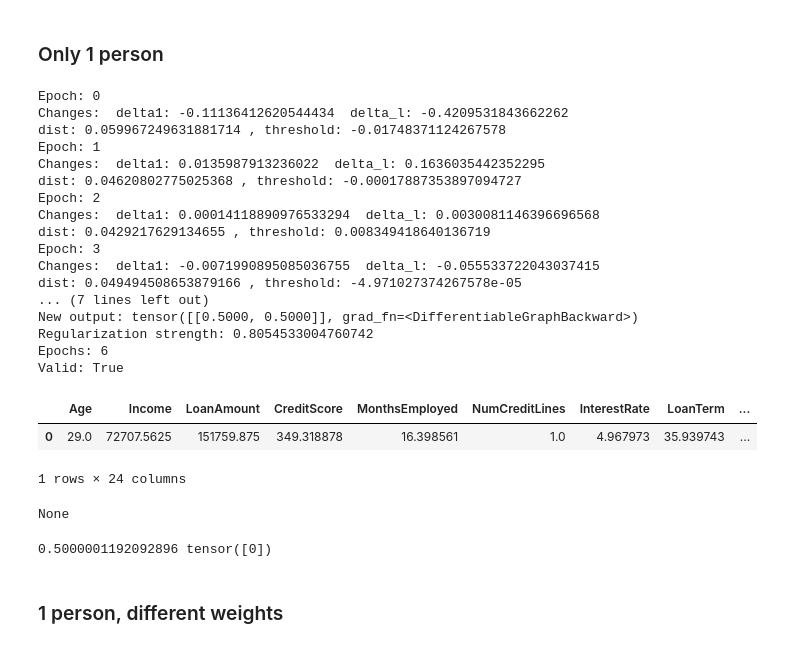
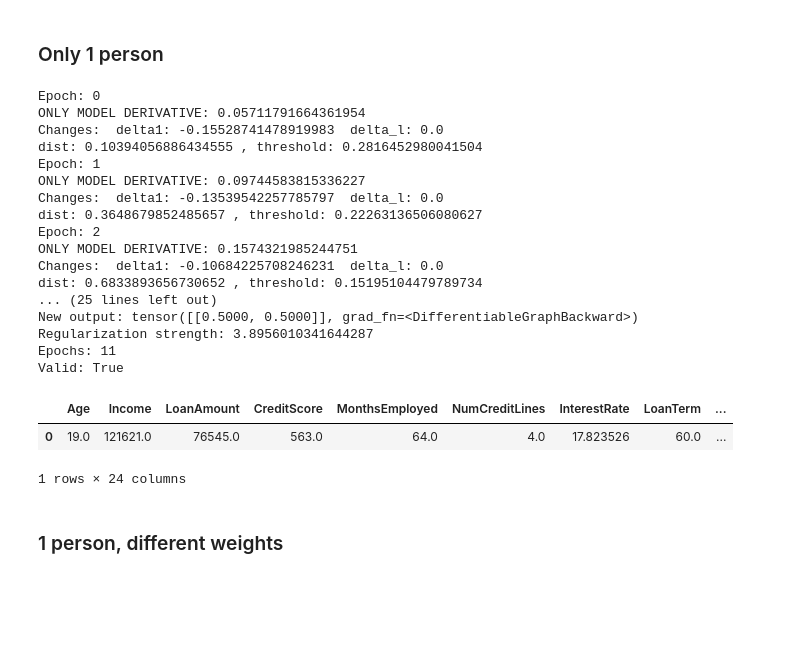
Before and after one commit to javiprietod/TFG, a Jupyter notebook: counter_grad.ipynb, the cells around one changed output. Drawn from its saved outputs; the diff is of its cells as text; code cells hidden in the pictures; blank space fills up the shorter version.

Commit message:
[CODE] - Finished first iteration of document. Added the checks file

```diff
--- a/counter_grad.ipynb
+++ b/counter_grad.ipynb
@@ -109,7 +44,7 @@ model_dict = "models/"+model_name+".pth"
 # %%
 # load the model
 test_data: DataLoader
-_, _, test_data, _, metadata = load_data(filename, batch_size=1024)
+train_data, _, test_data, _, metadata = load_data(filename, batch_size=1024)
 
 inputs = next(iter(test_data))[0].to(torch.float32).to(device)
 
@@ -382,18 +174,3 @@ class Checks:
 #     x = x[dists < distance(person, p_new, weights, state_p)]
 #     print("distance filtered")
 #     print(len(x))
-# %%
-import src.counterfactual
-
-importlib.reload(src.counterfactual)
-from src.counterfactual import newton_op
-
-reg_int=False
-reg_clamp=False
-
-metadata.threshold = 0.5 + 1e-7
-person = inputs_useful[29]
-p_new, state_p = newton_op(model, person, metadata, weights, 0.2, reg_int=reg_int, reg_clamp=reg_clamp, print_=True, der = True)
-p_new_1, state_p = newton_op(model, person, metadata, weights, 0.2, reg_int=reg_int, reg_clamp=reg_clamp, print_=True, der = False)
-
-display(pd.DataFrame([unscale_instance(person, metadata).detach().numpy(), unscale_instance(p_new, metadata).detach().numpy(), unscale_instance(p_new_1, metadata).detach().numpy()], columns=metadata.columns))
@@ -426,49 +180,50 @@ Epochs: 12
 ### Only 1 person
 # %%
 import src.counterfactual
+import src.checks
 
 importlib.reload(src.counterfactual)
+importlib.reload(src.checks)
 from src.counterfactual import newton_op
+from src.checks import Checks
 
-reg_int=False
+reg_int=True
 reg_clamp=True
 
 metadata.threshold = 0.5 + 1e-7
-person = inputs_useful[24]
-p_new, state_p = newton_op(model, person, metadata, weights, 0.2, reg_int=reg_int, reg_clamp=reg_clamp, print_=True)
-check = Checks(model, metadata, reg_int=reg_int, reg_clamp=reg_clamp)
+person = inputs_useful[6]
+p_new, _ = newton_op(model, person, metadata, weights, 0.2, reg_int=reg_int, reg_clamp=reg_clamp, print_=True)
+p = person.clone().detach()
+check = Checks(model, metadata, reg_int=reg_int, reg_clamp=reg_clamp, dataset=next(iter(train_data))[0])
 valid = check(person, p_new, weights)
 print("Valid:", valid)
 display(pd.DataFrame([unscale_instance(p_new, metadata).detach().numpy()], columns=metadata.columns))
-display(check.sorted_points)
-print(model(p_new.unsqueeze(0))[0][metadata.good_class].item(), model(p_new.unsqueeze(0)).argmax(dim=1))
-if check.sorted_points is not None:
-    minimal = torch.tensor(check.sorted_points.iloc[0, :-2].values).float()
-    print(distance(person, p_new, weights).item(), distance(person, minimal, weights).item())
-    display(pd.DataFrame(unscale_batch(torch.tensor(check.sorted_points.to_numpy()[:, :-2]).float(), metadata), columns=metadata.columns))
+# print(model(p_new.unsqueeze(0))[0][metadata.good_class].item(), model(p_new.unsqueeze(0)).argmax(dim=1))
+# if check.sorted_points is not None:
+#     minimal = torch.tensor(check.sorted_points.iloc[0, :-2].values).float()
+#     print(distance(person, p_new, weights).item(), distance(person, minimal, weights).item())
+#     display(pd.DataFrame(unscale_batch(torch.tensor(check.sorted_points.to_numpy()[:, :-2]).float(), metadata), columns=metadata.columns))
 # %% [output]
 Epoch: 0
-Changes:  delta1: -0.11136412620544434  delta_l: -0.4209531843662262
-dist: 0.059967249631881714 , threshold: -0.01748371124267578
+ONLY MODEL DERIVATIVE: 0.05711791664361954
+Changes:  delta1: -0.15528741478919983  delta_l: 0.0
+dist: 0.10394056886434555 , threshold: 0.2816452980041504
 Epoch: 1
-Changes:  delta1: 0.0135987913236022  delta_l: 0.1636035442352295
-dist: 0.04620802775025368 , threshold: -0.00017887353897094727
+ONLY MODEL DERIVATIVE: 0.09744583815336227
+Changes:  delta1: -0.13539542257785797  delta_l: 0.0
+dist: 0.3648679852485657 , threshold: 0.22263136506080627
 Epoch: 2
-Changes:  delta1: 0.00014118890976533294  delta_l: 0.0030081146396696568
-dist: 0.0429217629134655 , threshold: 0.008349418640136719
-Epoch: 3
-Changes:  delta1: -0.0071990895085036755  delta_l: -0.055533722043037415
-dist: 0.049494508653879166 , threshold: -4.971027374267578e-05
-... (7 lines left out)
+ONLY MODEL DERIVATIVE: 0.1574321985244751
+Changes:  delta1: -0.10684225708246231  delta_l: 0.0
+dist: 0.6833893656730652 , threshold: 0.15195104479789734
+... (25 lines left out)
 New output: tensor([[0.5000, 0.5000]], grad_fn=<DifferentiableGraphBackward>)
-Regularization strength: 0.8054533004760742
-Epochs: 6
+Regularization strength: 3.8956010341644287
+Epochs: 11
 Valid: True
 |  | Age | Income | LoanAmount | CreditScore | MonthsEmployed | NumCreditLines | InterestRate | LoanTerm | ... |
-| 0 | 29.0 | 72707.5625 | 151759.875 | 349.318878 | 16.398561 | 1.0 | 4.967973 | 35.939743 | ... |
+| 0 | 19.0 | 121621.0 | 76545.0 | 563.0 | 64.0 | 4.0 | 17.823526 | 60.0 | ... |
 1 rows × 24 columns
-None
-0.5000001192092896 tensor([0])
 # %% [markdown]
 ### 1 person, different weights
 # %%
```
Also changed, not shown: parts of 12 cells of this notebook, 14 other files.
